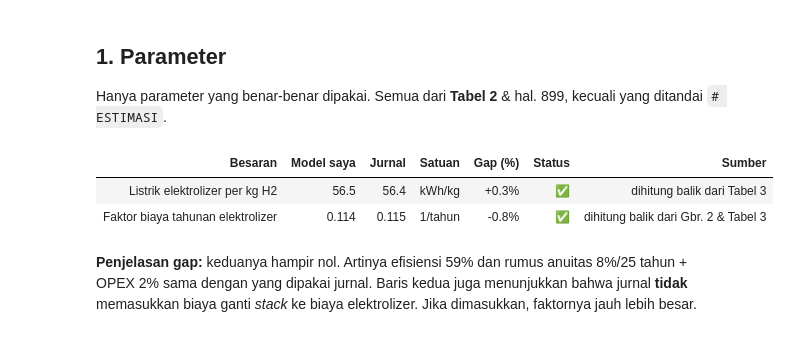
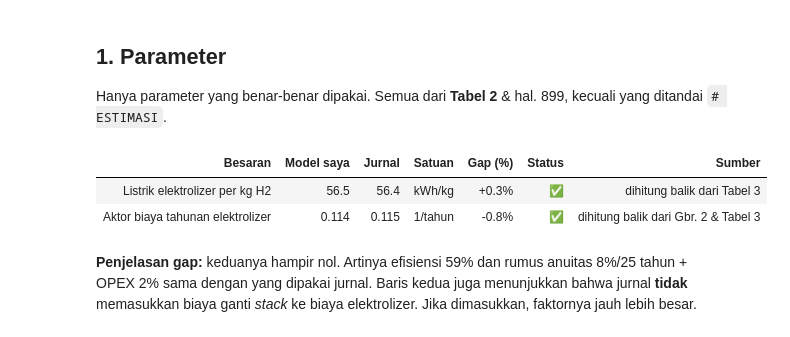
Before and after one commit to irfanherinurdiansyah-lgtm/matrikulasi_python, a Jupyter notebook: validasi_sederhana_rev.ipynb, the cells around one changed output. Cells and saved outputs as stored; diff of their text form; code cells hidden in the pictures.

```diff
--- a/validasi_sederhana_rev.ipynb
+++ b/validasi_sederhana_rev.ipynb
@@ -53,35 +53,35 @@ Hanya parameter yang benar-benar dipakai. Semua dari **Tabel 2** & hal. 899, kec
 P = {
     "i": 0.08,                          # suku bunga
     "price_el": 0.0368,                 # EUR/kWh (36,8 EUR/MWh)
     "elz_capex": 966, "elz_opex": 0.02, "elz_life": 25, "elz_eff": 0.59,
     "desal_capex": 30.6, "desal_opex": 0.00765, "desal_life": 25, "water_l_per_kg": 15, "desal_kwh_per_l": 0.0035,
     "comp_capex": 2440, "comp_opex": 0.04, "comp_life": 15, "comp_eff": 0.80 * 0.95,   # isentropik x motor
     "sto_capex": 740, "sto_opex": 0.005, "sto_life": 25,
     "sto_residual": 0.5,                # ESTIMASI: separuh isi tangki cascade tidak bisa dipakai (gas sisa)
     "hvdc_capex": 8.3, "hvdc_opex": 0.002, "hvdc_life": 25, "hvdc_onshore": 1.25,
     "cable_loss": 0.02,                 # ESTIMASI: 2 konverter x 1% (rugi per km diabaikan, hanya 0,0035%/km)
     "pipe_opex": 0.02, "pipe_life": 25, "pipe_offshore": 1.7,
     "sub_hvdc": 308 + 34, "sub_pipe": 130, "sub_opex": 0.01, "sub_life": 25,   # gardu laut + darat (EUR/kW)
     "offshore_factor": 1.5,             # alat di laut +50%
 }
 LHV = 33.33   # kWh/kg H2
 
 
 def F(name, P=P):
     # Biaya per tahun untuk setiap 1 EUR investasi = anuitas (Pers. 2) + OPEX (Pers. 3)
     i, L = P["i"], P[f"{name}_life"]
     return i / (1 - (1 + i) ** -L) + P[f"{name}_opex"]
 
 
 kwh_elz = LHV / P["elz_eff"]
 bandingkan("1. Parameter", [
     ("Listrik elektrolizer per kg H2", kwh_elz, 90.3e3 * 0.848 * 8760 / 11904e3, "kWh/kg", "dihitung balik dari Tabel 3"),
-    ("Faktor biaya tahunan elektrolizer", F("elz"), 0.84 * 11904e3 / (90.3e3 * 966), "1/tahun", "dihitung balik dari Gbr. 2 & Tabel 3"),
+    ("Aktor biaya tahunan elektrolizer", F("elz"), 0.84 * 11904e3 / (90.3e3 * 966), "1/tahun", "dihitung balik dari Gbr. 2 & Tabel 3"),
 ])
 # %% [output]
 | Besaran | Model saya | Jurnal | Satuan | Gap (%) | Status | Sumber |
 | Listrik elektrolizer per kg H2 | 56.5 | 56.4 | kWh/kg | +0.3% | ✅ | dihitung balik dari Tabel 3 |
-| Faktor biaya tahunan elektrolizer | 0.114 | 0.115 | 1/tahun | -0.8% | ✅ | dihitung balik dari Gbr. 2 & Tabel 3 |
+| Aktor biaya tahunan elektrolizer | 0.114 | 0.115 | 1/tahun | -0.8% | ✅ | dihitung balik dari Gbr. 2 & Tabel 3 |
 # %% [markdown]
 **Penjelasan gap:** keduanya hampir nol. Artinya efisiensi 59% dan rumus anuitas 8%/25 tahun + OPEX 2% sama dengan yang dipakai jurnal.
 Baris kedua juga menunjukkan bahwa jurnal **tidak** memasukkan biaya ganti *stack* ke biaya elektrolizer. Jika dimasukkan, faktornya jauh lebih besar.
```
